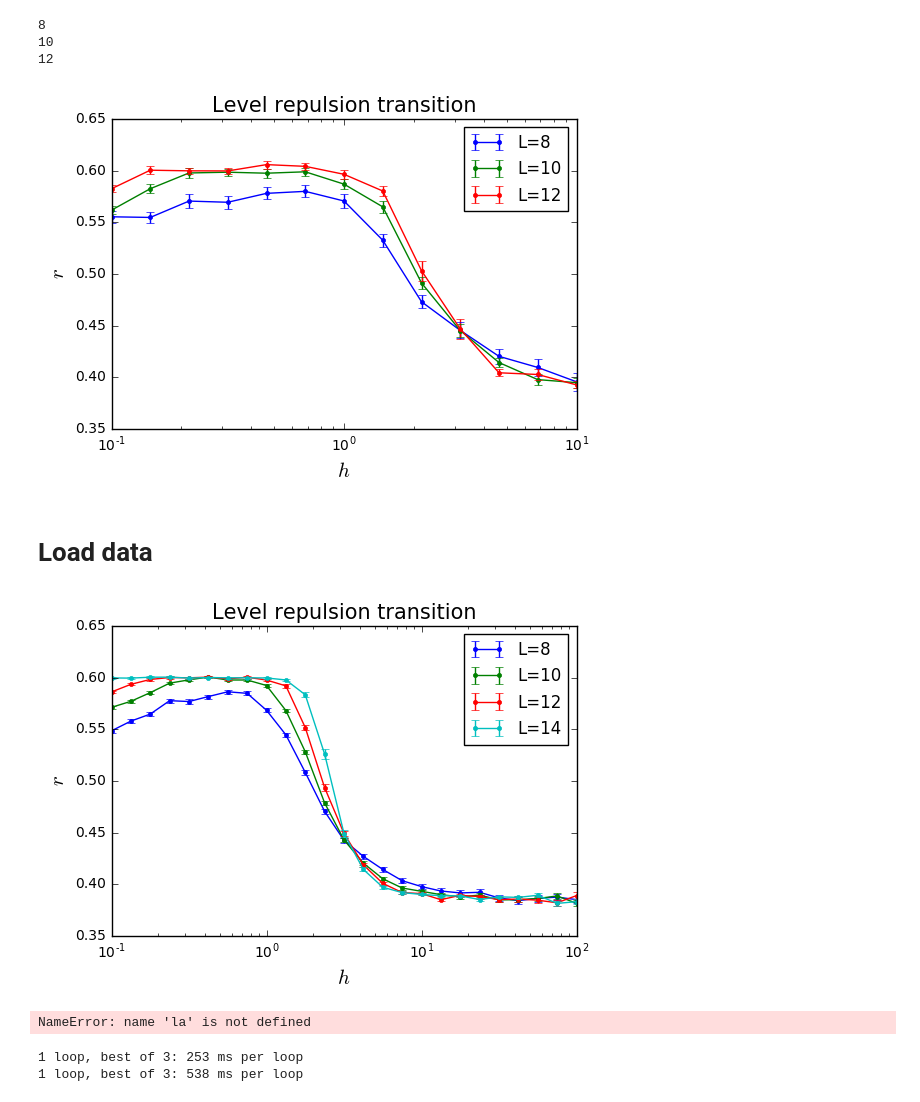
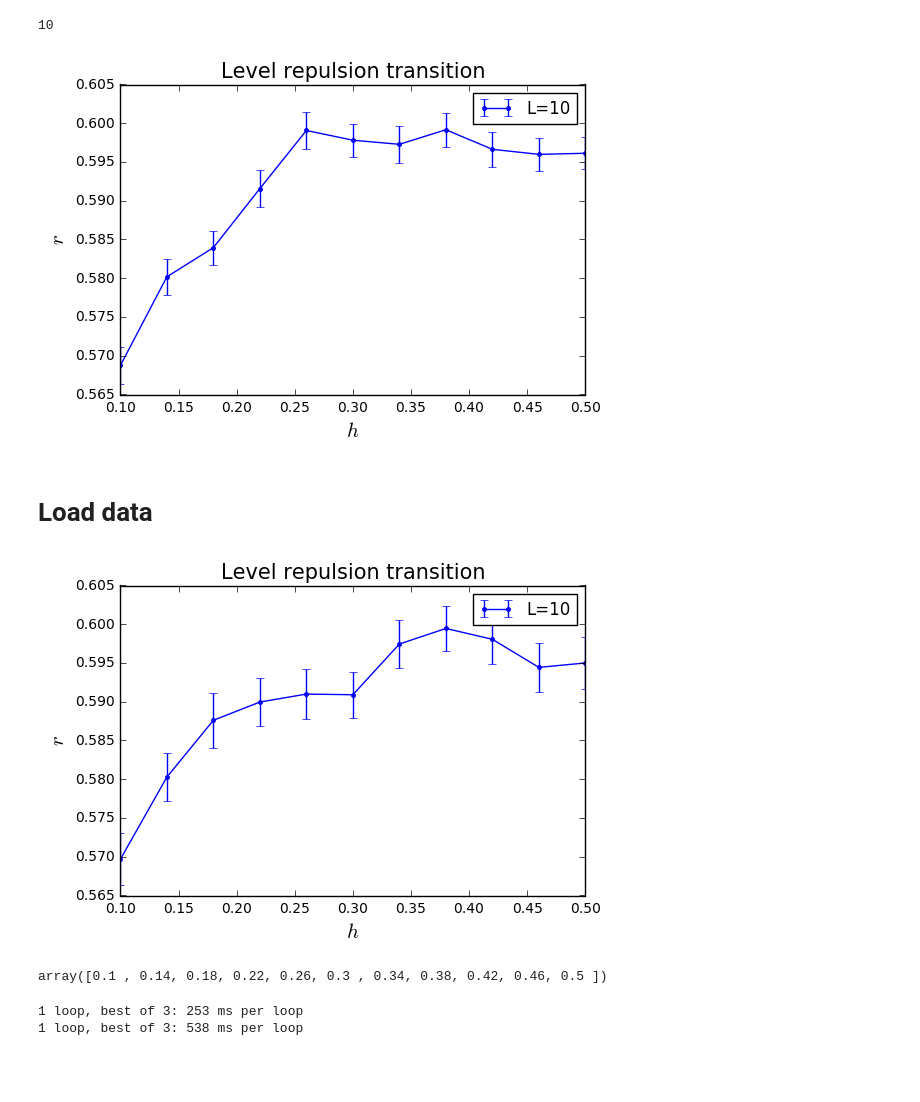
Before and after one commit to cnstahl/Asymmetric, a Jupyter notebook: python/Hamiltonian/Level Statistics Random Field.ipynb, the cells around one changed output. Saved outputs shown, nothing was run; the diff lists cells and outputs as text; code cells hidden in the pictures; blank space fills up the shorter version.

```diff
--- a/python/Hamiltonian/Level Statistics Random Field.ipynb
+++ b/python/Hamiltonian/Level Statistics Random Field.ipynb
@@ -7,13 +7,18 @@ import asymmetric as asym
 import scipy.sparse as sparse
 import scipy.linalg as la
 # %%
-levels = 13
-data = np.zeros((3,2,levels))
-for i, L in enumerate([8,10,12]):
+Ls = [10]
+levels = 11
+mn = .1
+mx = .5
+log = False
+hs = (np.logspace(mn, mx, levels) if log else np.linspace(mn, mx, levels))
+data = np.zeros((len(Ls),2,levels))
+for i, L in enumerate(Ls):
 
-    trials = 260 - 20*L
+#     trials = 260 - 20*L
+    trials = 200
     rs = np.zeros((trials, levels))
-    hs = np.logspace(-1,1, levels)
 
     # Only create these once
     H0 = asym.dense_H(L)
@@ -31,13 +36,11 @@ for i, L in enumerate([8,10,12]):
 #     rs[i,1] = std
     print(L)
 # %% [output]
-8
 10
-12
 # %%
 ax = plt.subplot(111)
-for i, L in enumerate([8,10,12]):
-    ax.set_xscale("log", nonposx='clip')
+for i, L in enumerate(Ls):
+    if log: ax.set_xscale("log", nonposx='clip')
     ax.errorbar(
         hs,
         data[i,0],
@@ -50,45 +53,49 @@ for i, L in enumerate([8,10,12]):
     plt.ylabel('$r$', fontsize=15)
 #     plt.ylim(.4,.6)
 plt.legend()
-plt.xlim(1e-1,10)
+plt.xlim(mn,mx)
 plt.title("Level repulsion transition", fontsize=15)
-plt.savefig("figures/levelrepultrans.pdf")
+# plt.savefig("figures/levelrepultrans.pdf")
 plt.show()
 # %% [output]
-[figure, old version]
+[figure, new version]
 # %% [markdown]
 # Load data
 # %%
-data = np.load("data/phasetrans.npy")
-levels = 25
-hs = np.logspace(-1,2, levels)
+Ls = [10]
+levels = 11
+mn = .1
+mx = .5
+log = False
+add = "log" if log else ""
+hs = (np.logspace(mn, mx, levels) if log else np.linspace(mn, mx, levels))
+data = np.load("data/phasetrans_min"+str(mn)+"mx"+str(mx)+add+".npy")
 ax = plt.subplot(111)
-for i, L in enumerate([8,10,12,14]):
+for i, L in enumerate(Ls):
 #     if (i==0): continue
-    ax.set_xscale("log", nonposx='clip')
+    if log: ax.set_xscale("log", nonposx='clip')
     ax.errorbar(
         hs,
         data[i,0],
         yerr = data[i,1],
         marker = '.',
         drawstyle = 'steps-mid-',
         label ='L='+str(L)
     )
     plt.xlabel('$h$', fontsize=15)
     plt.ylabel('$r$', fontsize=15)
 #     plt.ylim(.4,.6)
 plt.legend()
-plt.xlim(1e-1,100)
+plt.xlim(mn,mx)
 plt.title("Level repulsion transition", fontsize=15)
-plt.savefig("figures/levelrepultransf.pdf")
+# plt.savefig("figures/levelrepultransf.pdf")
 plt.show()
 # %% [output]
-[figure, old version]
+[figure, new version]
-# %%
-val, _ = la.eigsh(X, sigma=0, k = 4, which="LA")
-qm.chop(val)
-# %% [output]
-NameError: name 'la' is not defined
+# %%
+hs
+# %% [output]
+array([0.1 , 0.14, 0.18, 0.22, 0.26, 0.3 , 0.34, 0.38, 0.42, 0.46, 0.5 ])
 # %%
 L = 8
 
```
Also changed, not shown: parts of 2 cells of this notebook, 5 other files.
